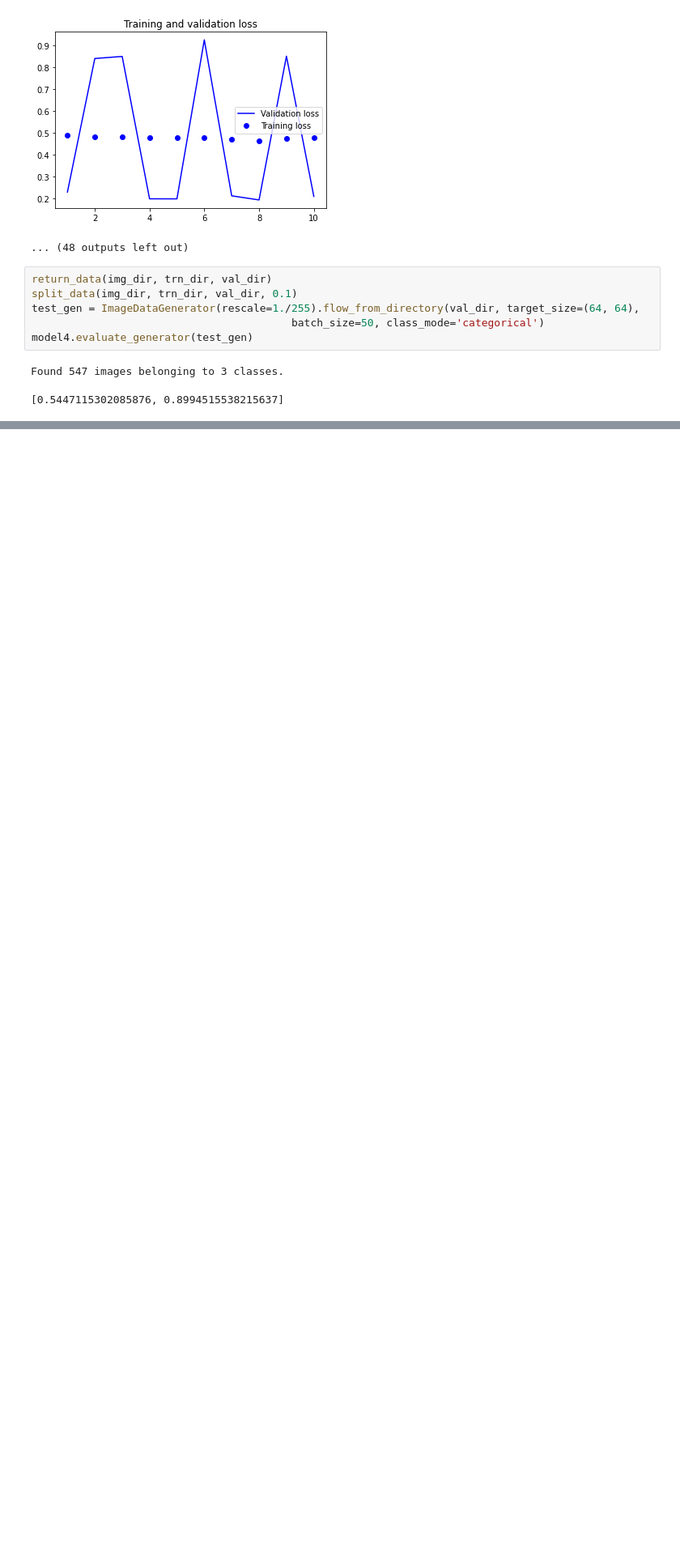
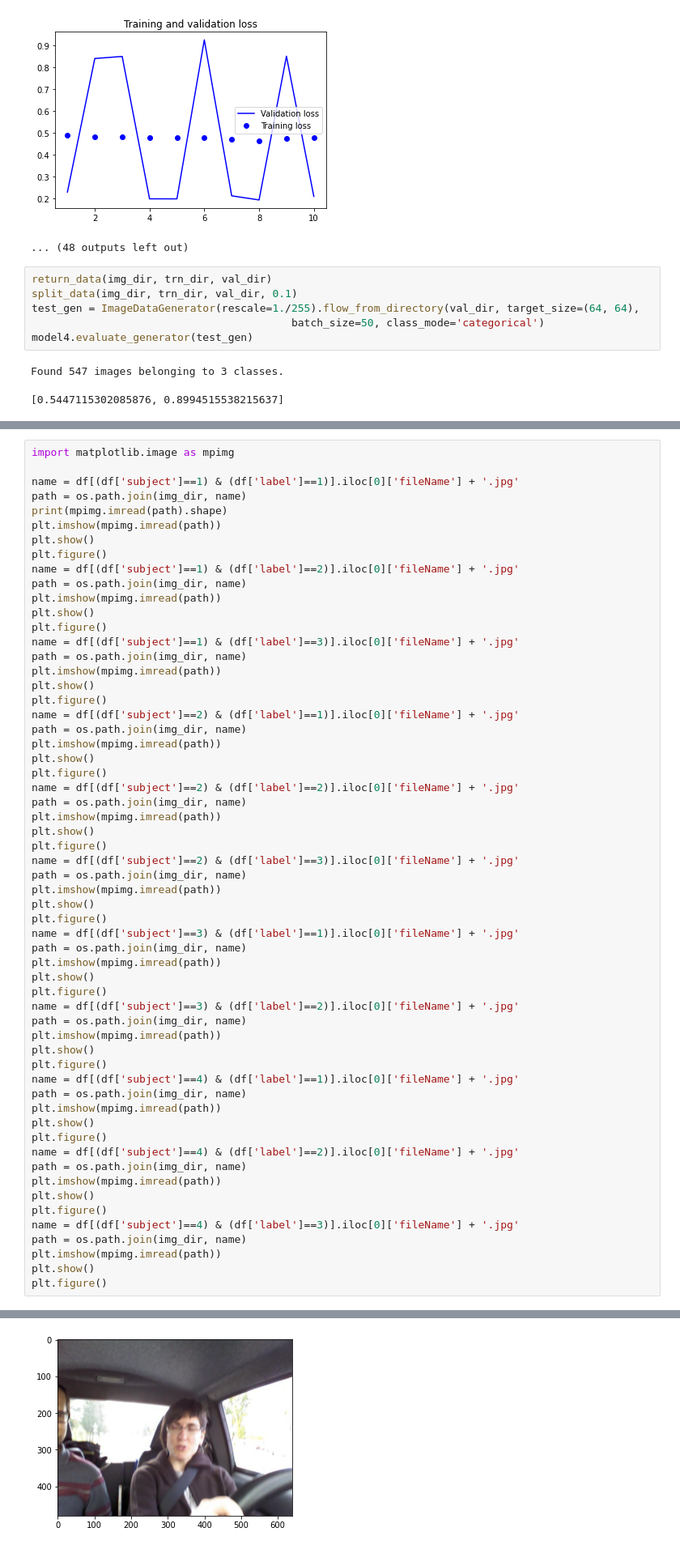
Before and after one commit to aviralsomani/driv-face-classifier, a Jupyter notebook: AviralSomani_FinalProject.ipynb, the cells around one changed output, grey strips where cells are left out. Shown at 81% size. Drawn from its saved outputs; the diff is of its cells as text; blank space fills up the shorter version.

Commit message:
Included some image output. Done for now.

```diff
--- a/AviralSomani_FinalProject.ipynb
+++ b/AviralSomani_FinalProject.ipynb
@@ -767,0 +737,60 @@ Found 547 images belonging to 3 classes.
+# %%
+import matplotlib.image as mpimg
+
+name = df[(df['subject']==1) & (df['label']==1)].iloc[0]['fileName'] + '.jpg'
+path = os.path.join(img_dir, name)
+print(mpimg.imread(path).shape)
+plt.imshow(mpimg.imread(path))
+plt.show()
+plt.figure()
+name = df[(df['subject']==1) & (df['label']==2)].iloc[0]['fileName'] + '.jpg'
+path = os.path.join(img_dir, name)
+plt.imshow(mpimg.imread(path))
+plt.show()
+plt.figure()
+name = df[(df['subject']==1) & (df['label']==3)].iloc[0]['fileName'] + '.jpg'
+path = os.path.join(img_dir, name)
+plt.imshow(mpimg.imread(path))
+plt.show()
+plt.figure()
+name = df[(df['subject']==2) & (df['label']==1)].iloc[0]['fileName'] + '.jpg'
+path = os.path.join(img_dir, name)
+plt.imshow(mpimg.imread(path))
+plt.show()
+plt.figure()
+name = df[(df['subject']==2) & (df['label']==2)].iloc[0]['fileName'] + '.jpg'
+path = os.path.join(img_dir, name)
+plt.imshow(mpimg.imread(path))
+plt.show()
+plt.figure()
+name = df[(df['subject']==2) & (df['label']==3)].iloc[0]['fileName'] + '.jpg'
+path = os.path.join(img_dir, name)
+plt.imshow(mpimg.imread(path))
+plt.show()
+plt.figure()
+name = df[(df['subject']==3) & (df['label']==1)].iloc[0]['fileName'] + '.jpg'
+path = os.path.join(img_dir, name)
+plt.imshow(mpimg.imread(path))
+plt.show()
+plt.figure()
+name = df[(df['subject']==3) & (df['label']==2)].iloc[0]['fileName'] + '.jpg'
+path = os.path.join(img_dir, name)
+plt.imshow(mpimg.imread(path))
+plt.show()
+plt.figure()
+name = df[(df['subject']==4) & (df['label']==1)].iloc[0]['fileName'] + '.jpg'
+path = os.path.join(img_dir, name)
+plt.imshow(mpimg.imread(path))
+plt.show()
+plt.figure()
+name = df[(df['subject']==4) & (df['label']==2)].iloc[0]['fileName'] + '.jpg'
+path = os.path.join(img_dir, name)
+plt.imshow(mpimg.imread(path))
+plt.show()
+plt.figure()
+name = df[(df['subject']==4) & (df['label']==3)].iloc[0]['fileName'] + '.jpg'
+path = os.path.join(img_dir, name)
+plt.imshow(mpimg.imread(path))
+plt.show()
+plt.figure()
+# %% [output]
@@ -767,0 +798 @@ Found 547 images belonging to 3 classes.
+[figure, added]
```
Also changed, not shown: parts of 4 cells of this notebook.
